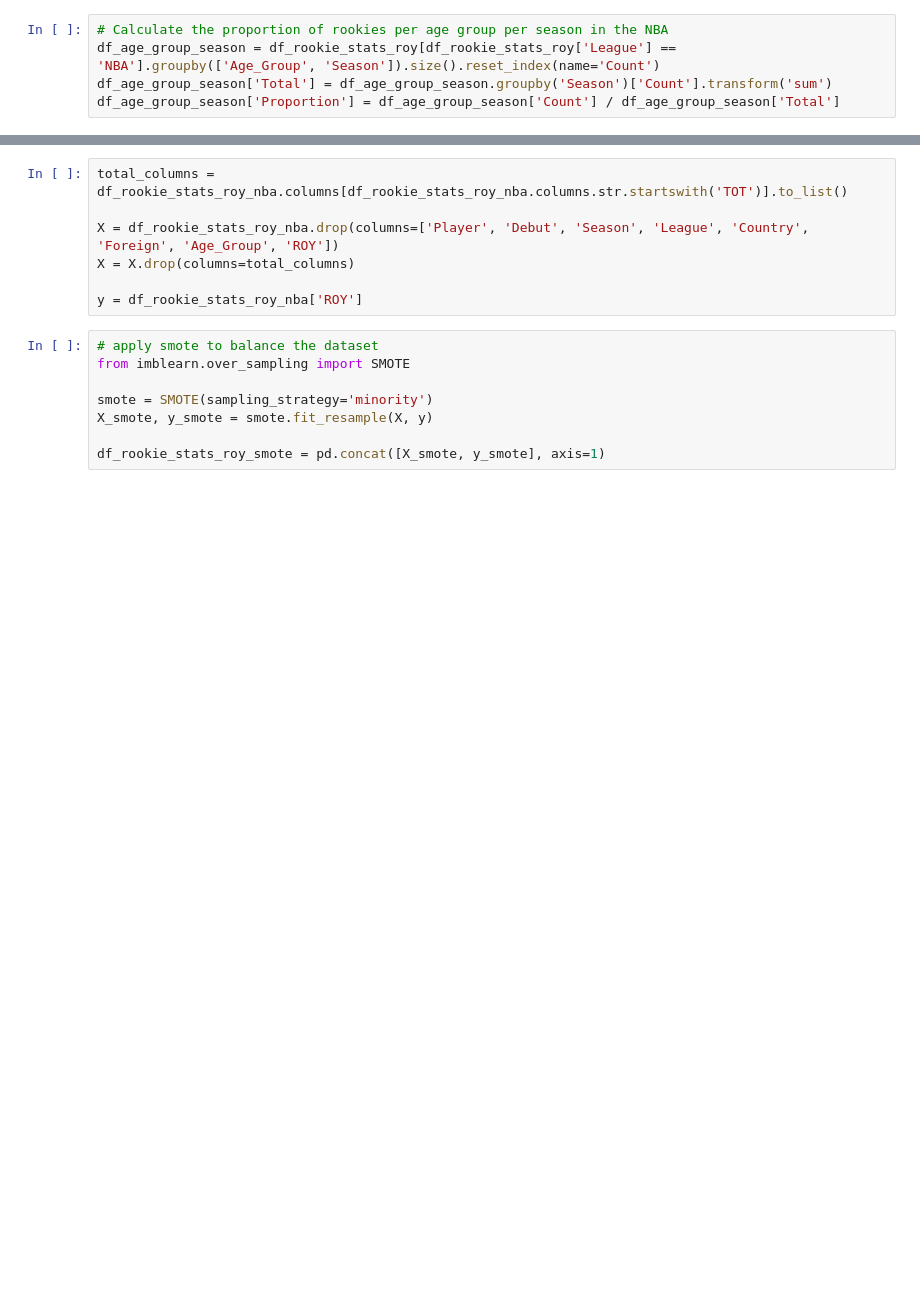
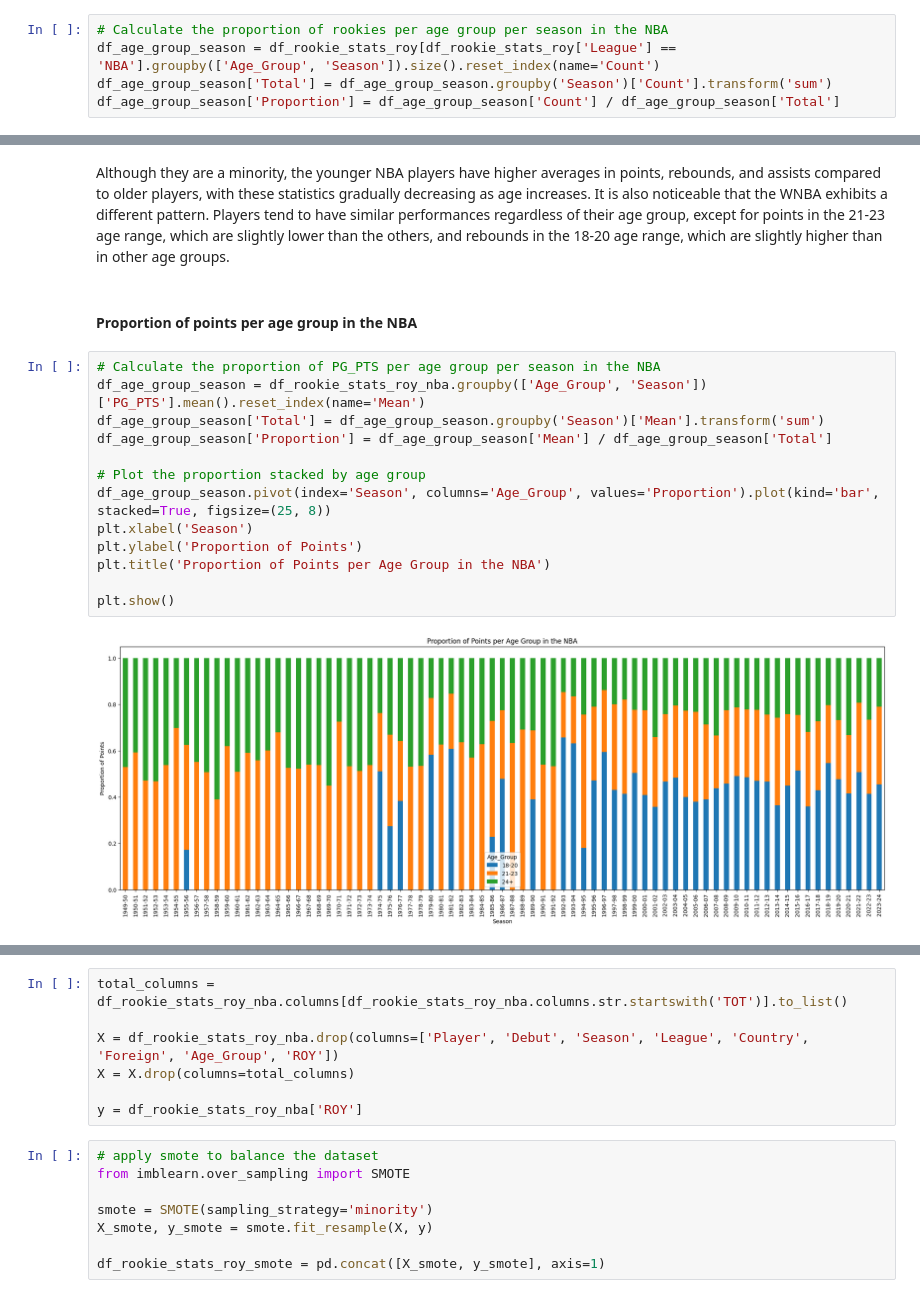
Before and after one commit to ThiagoMonica/nba-roy-prediction, a Jupyter notebook: notebooks/NBA_Rookie_of_Year_Prediction.ipynb, the cells around one changed output, grey strips where cells are left out. Drawn from its saved outputs; the diff is of its cells as text; blank space fills up the shorter version.

```diff
--- a/notebooks/NBA_Rookie_of_Year_Prediction.ipynb
+++ b/notebooks/NBA_Rookie_of_Year_Prediction.ipynb
@@ -1111,0 +925,19 @@ plt.show()
+# %% [markdown]
+Although they are a minority, the younger NBA players have higher averages in points, rebounds, and assists compared to older players, with these statistics gradually decreasing as age increases. It is also noticeable that the WNBA exhibits a different pattern. Players tend to have similar performances regardless of their age group, except for points in the 21-23 age range, which are slightly lower than the others, and rebounds in the 18-20 age range, which are slightly higher than in other age groups.
+# %% [markdown]
+#### Proportion of points per age group in the NBA
+# %%
+# Calculate the proportion of PG_PTS per age group per season in the NBA
+df_age_group_season = df_rookie_stats_roy_nba.groupby(['Age_Group', 'Season'])['PG_PTS'].mean().reset_index(name='Mean')
+df_age_group_season['Total'] = df_age_group_season.groupby('Season')['Mean'].transform('sum')
+df_age_group_season['Proportion'] = df_age_group_season['Mean'] / df_age_group_season['Total']
+
+# Plot the proportion stacked by age group
+df_age_group_season.pivot(index='Season', columns='Age_Group', values='Proportion').plot(kind='bar', stacked=True, figsize=(25, 8))
+plt.xlabel('Season')
+plt.ylabel('Proportion of Points')
+plt.title('Proportion of Points per Age Group in the NBA')
+
+plt.show()
+# %% [output]
+[figure, added]
```
Also changed, not shown: parts of 54 cells of this notebook.
